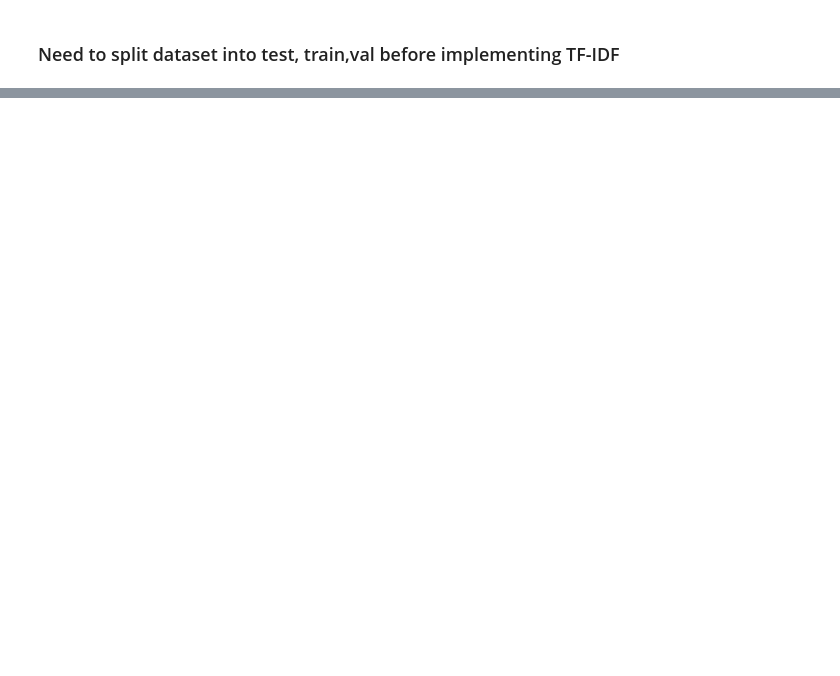
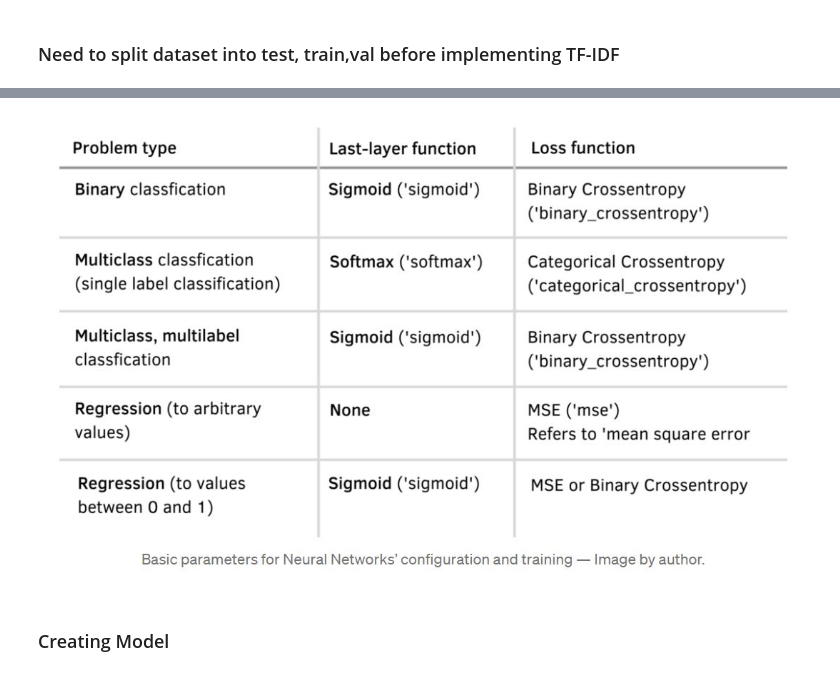
Before and after one commit to ankushjapra/Sentiments, a Jupyter notebook: Task 1.ipynb, the cells around one changed output, grey strips where cells are left out. Cells and saved outputs as stored; diff of their text form; code cells hidden in the pictures; blank space fills up the shorter version.

```diff
--- a/Task 1.ipynb
+++ b/Task 1.ipynb
@@ -202,0 +170,7 @@ results['score_value'] = results['airline_sentiment'].apply(
+# %%
+from IPython.display import Image
+Image(filename='image.jpg')
+# %% [output]
+[figure, added]
+# %% [markdown]
+### Creating Model
```
Also changed, not shown: parts of 18 cells of this notebook.
